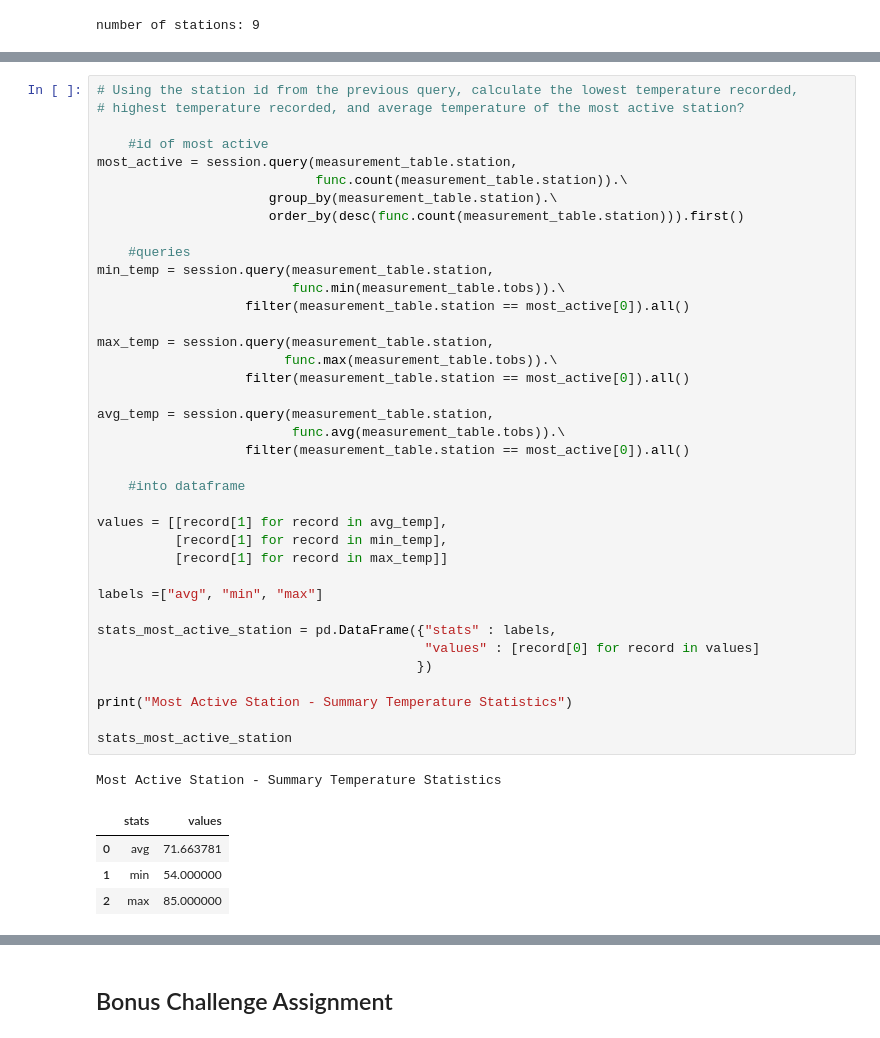
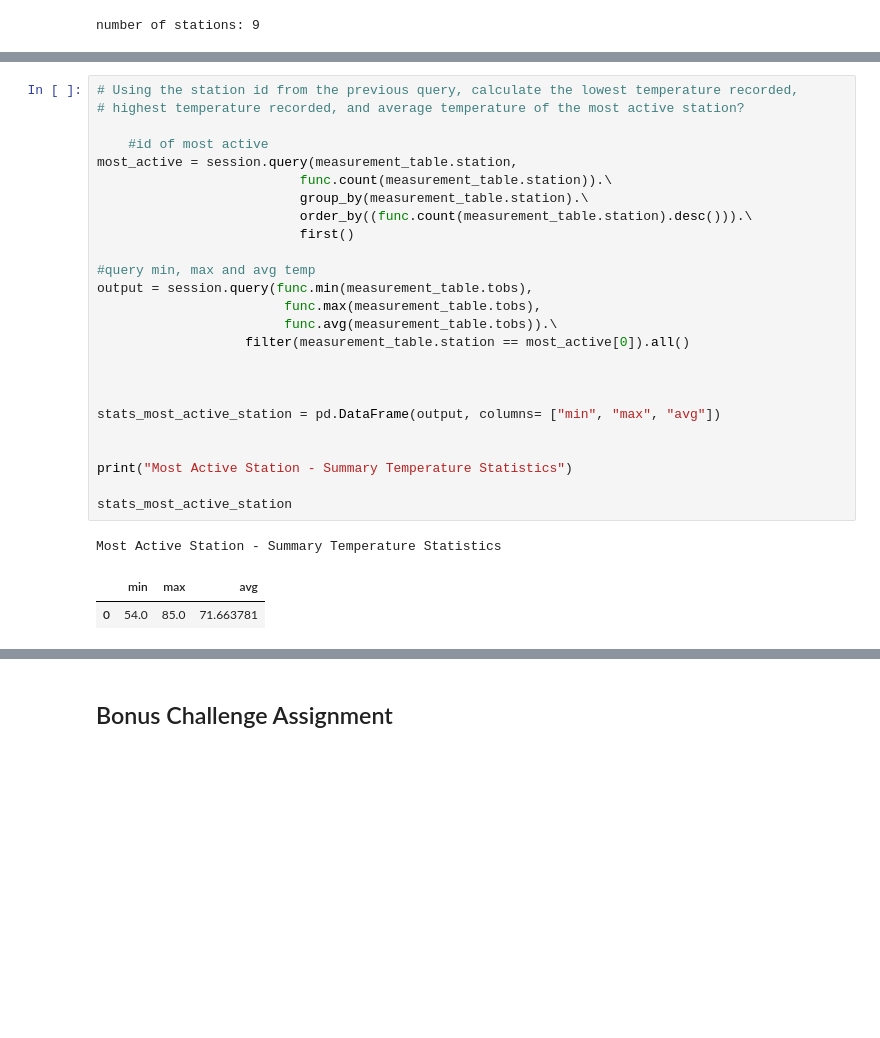
Before and after one commit to McGlash/Hawaii-Climate-Analysis, a Jupyter notebook: climate_starter.ipynb, the cells around one changed output, grey strips where cells are left out. Drawn from its saved outputs; the diff is of its cells as text; blank space fills up the shorter version.

```diff
--- a/climate_starter.ipynb
+++ b/climate_starter.ipynb
@@ -192,47 +211,32 @@ station_activity_df
 # %%
 # Using the station id from the previous query, calculate the lowest temperature recorded,
 # highest temperature recorded, and average temperature of the most active station?
 
     #id of most active
 most_active = session.query(measurement_table.station,
-                            func.count(measurement_table.station)).\
-                      group_by(measurement_table.station).\
-                      order_by(desc(func.count(measurement_table.station))).first()
+                          func.count(measurement_table.station)).\
+                          group_by(measurement_table.station).\
+                          order_by((func.count(measurement_table.station).desc())).\
+                          first()
 
-    #queries
-min_temp = session.query(measurement_table.station,
-                         func.min(measurement_table.tobs)).\
+#query min, max and avg temp
+output = session.query(func.min(measurement_table.tobs),
+                        func.max(measurement_table.tobs),
+                        func.avg(measurement_table.tobs)).\
                    filter(measurement_table.station == most_active[0]).all()
 
-max_temp = session.query(measurement_table.station,
-                        func.max(measurement_table.tobs)).\
-                   filter(measurement_table.station == most_active[0]).all()
 
-avg_temp = session.query(measurement_table.station,
-                         func.avg(measurement_table.tobs)).\
-                   filter(measurement_table.station == most_active[0]).all()
 
-    #into dataframe
+stats_most_active_station = pd.DataFrame(output, columns= ["min", "max", "avg"])
 
-values = [[record[1] for record in avg_temp],
-          [record[1] for record in min_temp],
-          [record[1] for record in max_temp]]
-
-labels =["avg", "min", "max"]
-
-stats_most_active_station = pd.DataFrame({"stats" : labels,
-                                          "values" : [record[0] for record in values]
-                                         })
 
 print("Most Active Station - Summary Temperature Statistics")
 
 stats_most_active_station
 # %% [output]
 Most Active Station - Summary Temperature Statistics
-|  | stats | values |
-| 0 | avg | 71.663781 |
-| 1 | min | 54.000000 |
-| 2 | max | 85.000000 |
+|  | min | max | avg |
+| 0 | 54.0 | 85.0 | 71.663781 |
 # %%
 # Choose the station with the highest number of temperature observations.
 # Query the last 12 months of temperature observation data for this station and plot the results as a histogram
```
Also changed, not shown: parts of 8 cells of this notebook, 1 other file.
